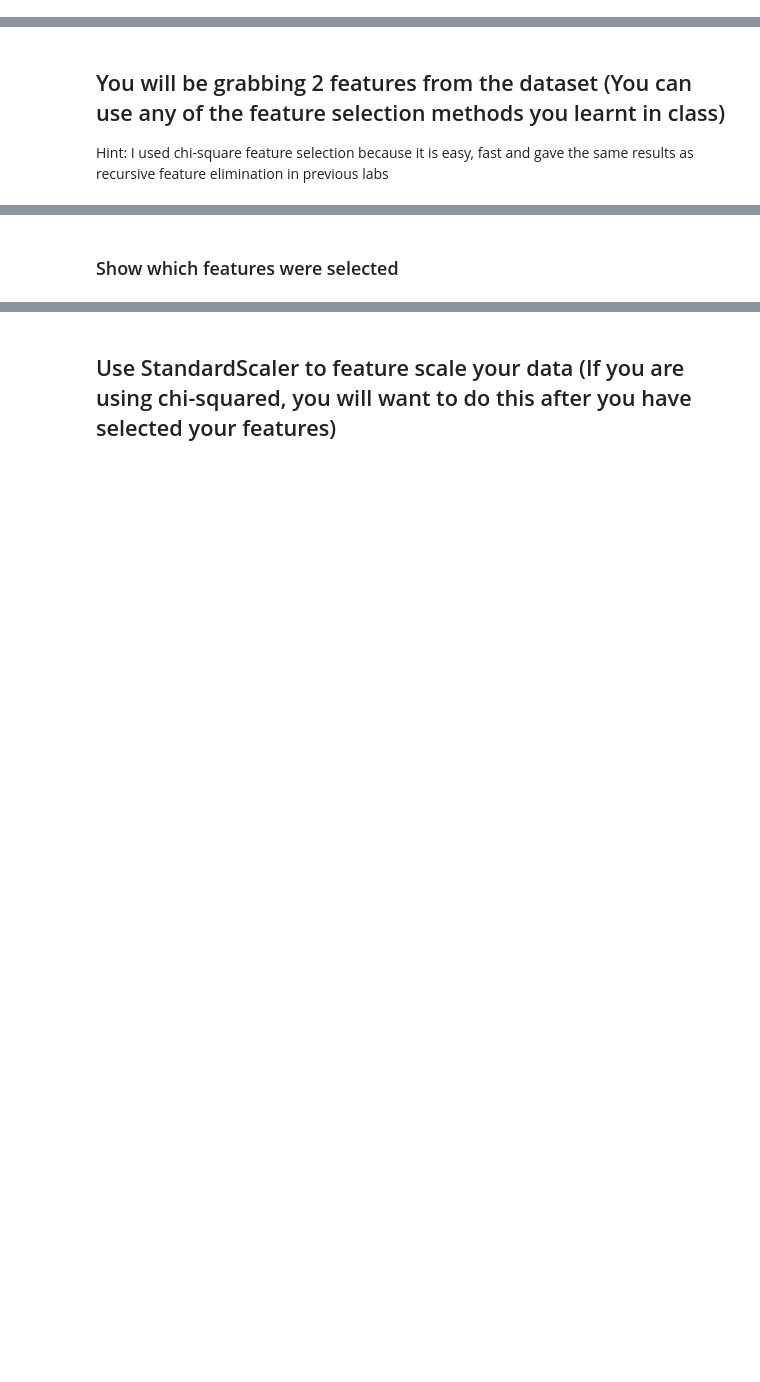
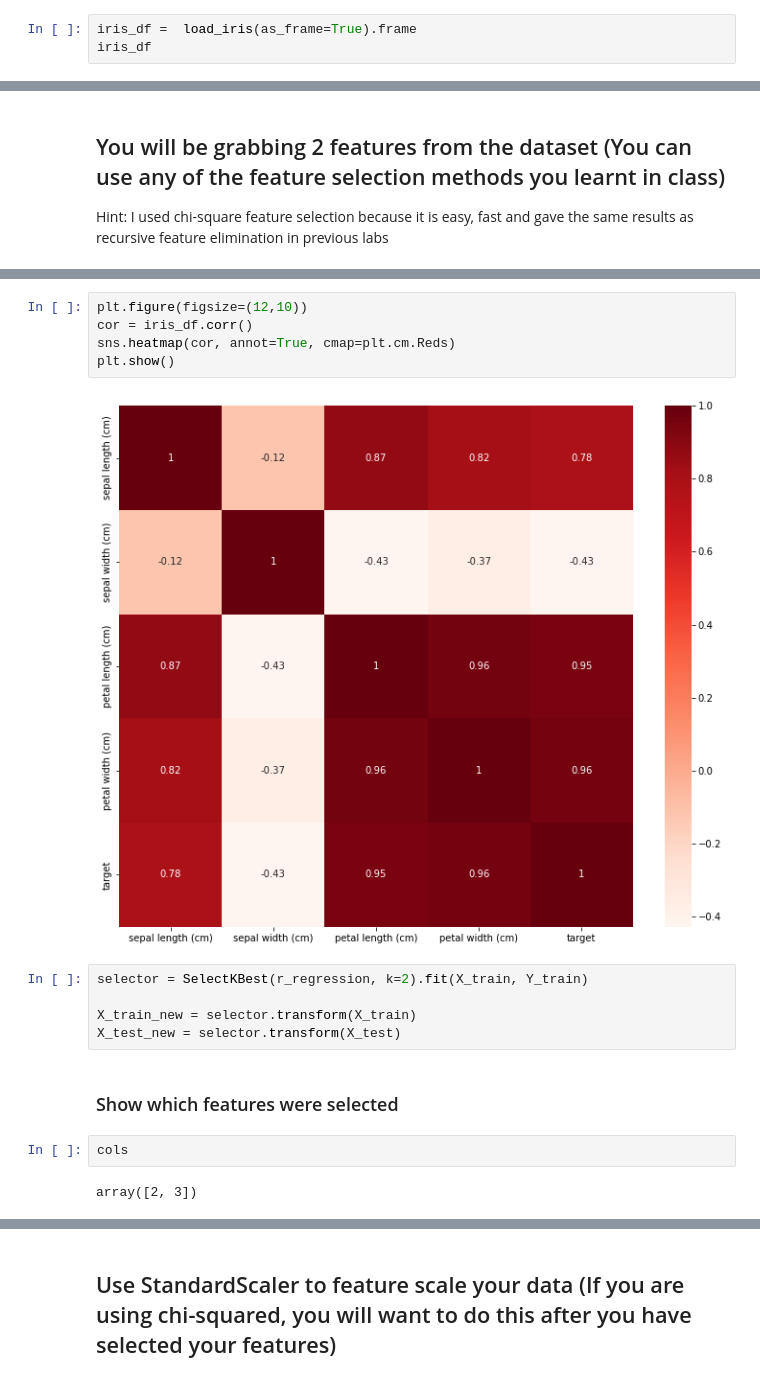
Before and after one commit to ygalvao/UoW-Intro-to-ML-final-lab, a Jupyter notebook: Lab6.ipynb, the cells around one changed output, grey strips where cells are left out. Drawn from its saved outputs; the diff is of its cells as text; blank space fills up the shorter version.

```diff
--- a/Lab6.ipynb
+++ b/Lab6.ipynb
@@ -4,0 +27,3 @@
+# %%
+iris_df =  load_iris(as_frame=True).frame
+iris_df
@@ -12,2 +105,18 @@ Hint: I used chi-square feature selection because it is easy, fast and gave the
+# %%
+plt.figure(figsize=(12,10))
+cor = iris_df.corr()
+sns.heatmap(cor, annot=True, cmap=plt.cm.Reds)
+plt.show()
+# %% [output]
+[figure, added]
+# %%
+selector = SelectKBest(r_regression, k=2).fit(X_train, Y_train)
+
+X_train_new = selector.transform(X_train)
+X_test_new = selector.transform(X_test)
 # %% [markdown]
 ### Show which features were selected
+# %%
+cols
+# %% [output]
+array([2, 3])
```
Also changed, not shown: parts of 18 cells of this notebook, 1 other file.
